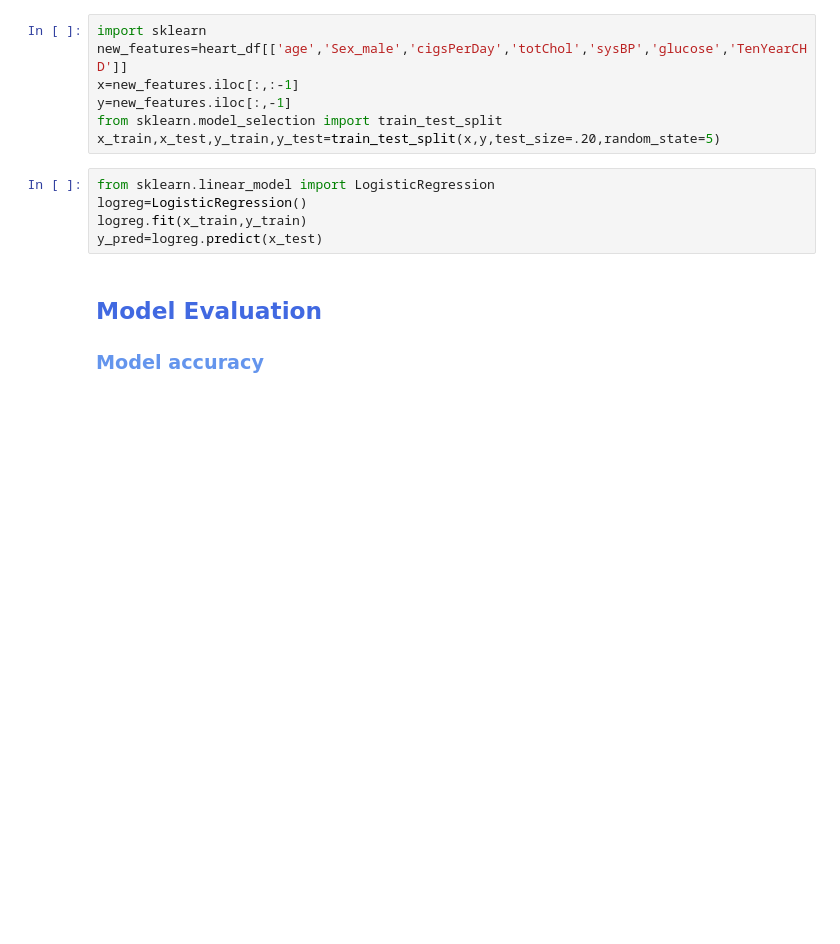
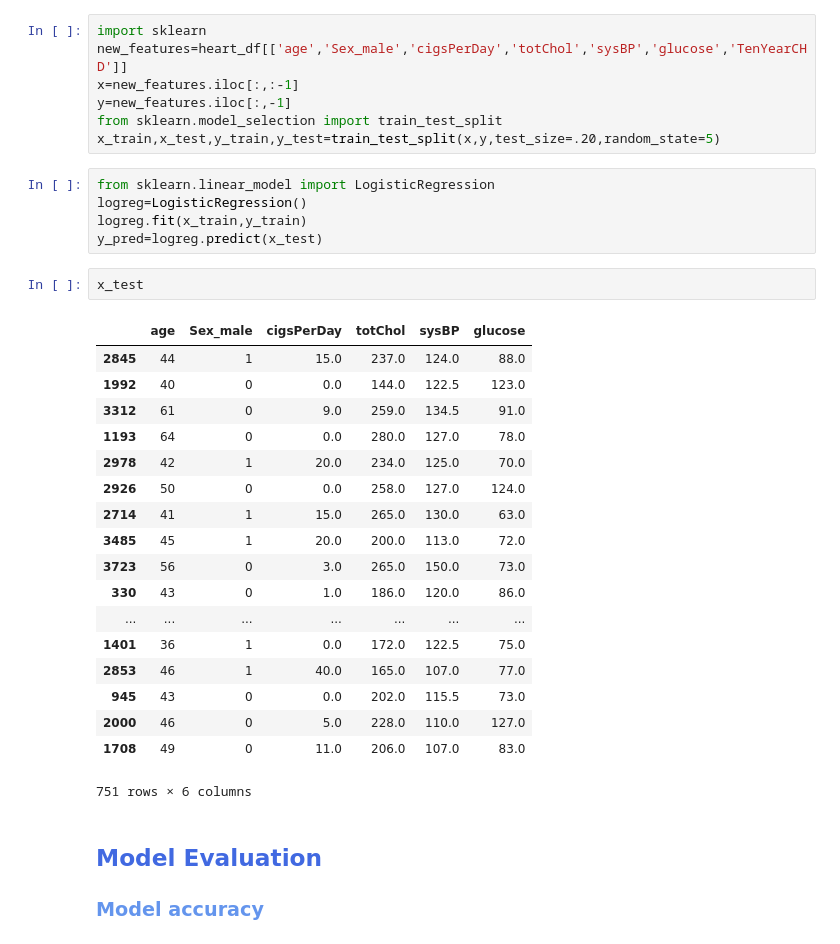
Before and after one commit to rafael2rejtman/blue_ap, a Jupyter notebook: data Jupyter/heart-disease-prediction-using-logistic-regression.ipynb, the cells around one changed output. Saved outputs shown, nothing was run; the diff lists cells and outputs as text; blank space fills up the shorter version.

```diff
--- a/data Jupyter/heart-disease-prediction-using-logistic-regression.ipynb
+++ b/data Jupyter/heart-disease-prediction-using-logistic-regression.ipynb
@@ -307,6 +305,27 @@ from sklearn.linear_model import LogisticRegression
 logreg=LogisticRegression()
 logreg.fit(x_train,y_train)
 y_pred=logreg.predict(x_test)
+# %%
+x_test
+# %% [output]
+|  | age | Sex_male | cigsPerDay | totChol | sysBP | glucose |
+| 2845 | 44 | 1 | 15.0 | 237.0 | 124.0 | 88.0 |
+| 1992 | 40 | 0 | 0.0 | 144.0 | 122.5 | 123.0 |
+| 3312 | 61 | 0 | 9.0 | 259.0 | 134.5 | 91.0 |
+| 1193 | 64 | 0 | 0.0 | 280.0 | 127.0 | 78.0 |
+| 2978 | 42 | 1 | 20.0 | 234.0 | 125.0 | 70.0 |
+| 2926 | 50 | 0 | 0.0 | 258.0 | 127.0 | 124.0 |
+| 2714 | 41 | 1 | 15.0 | 265.0 | 130.0 | 63.0 |
+| 3485 | 45 | 1 | 20.0 | 200.0 | 113.0 | 72.0 |
+| 3723 | 56 | 0 | 3.0 | 265.0 | 150.0 | 73.0 |
+| 330 | 43 | 0 | 1.0 | 186.0 | 120.0 | 86.0 |
+| ... | ... | ... | ... | ... | ... | ... |
+| 1401 | 36 | 1 | 0.0 | 172.0 | 122.5 | 75.0 |
+| 2853 | 46 | 1 | 40.0 | 165.0 | 107.0 | 77.0 |
+| 945 | 43 | 0 | 0.0 | 202.0 | 115.5 | 73.0 |
+| 2000 | 46 | 0 | 5.0 | 228.0 | 110.0 | 127.0 |
+| 1708 | 49 | 0 | 11.0 | 206.0 | 107.0 | 83.0 |
+751 rows × 6 columns
 # %% [markdown]
 ## <font color=RoyalBlue>Model Evaluation<font>
 
```
Also changed, not shown: parts of 9 cells of this notebook, 1 other file.
